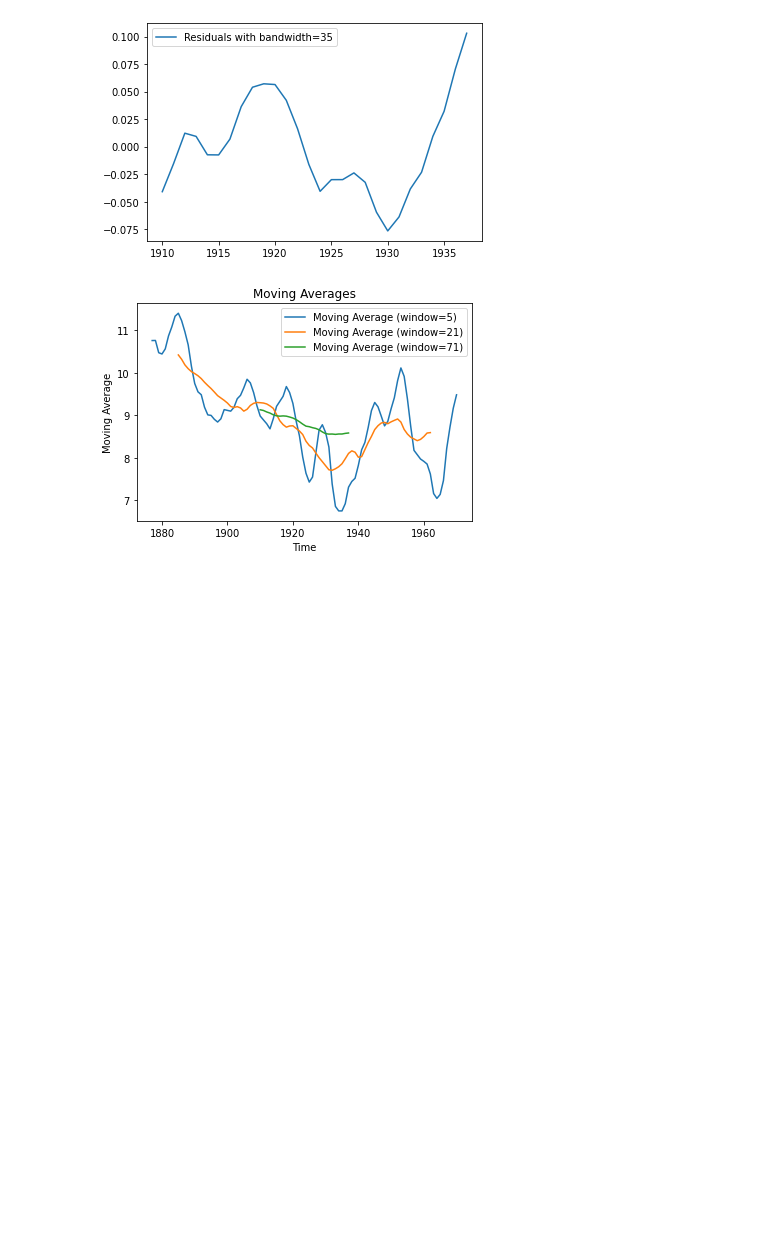
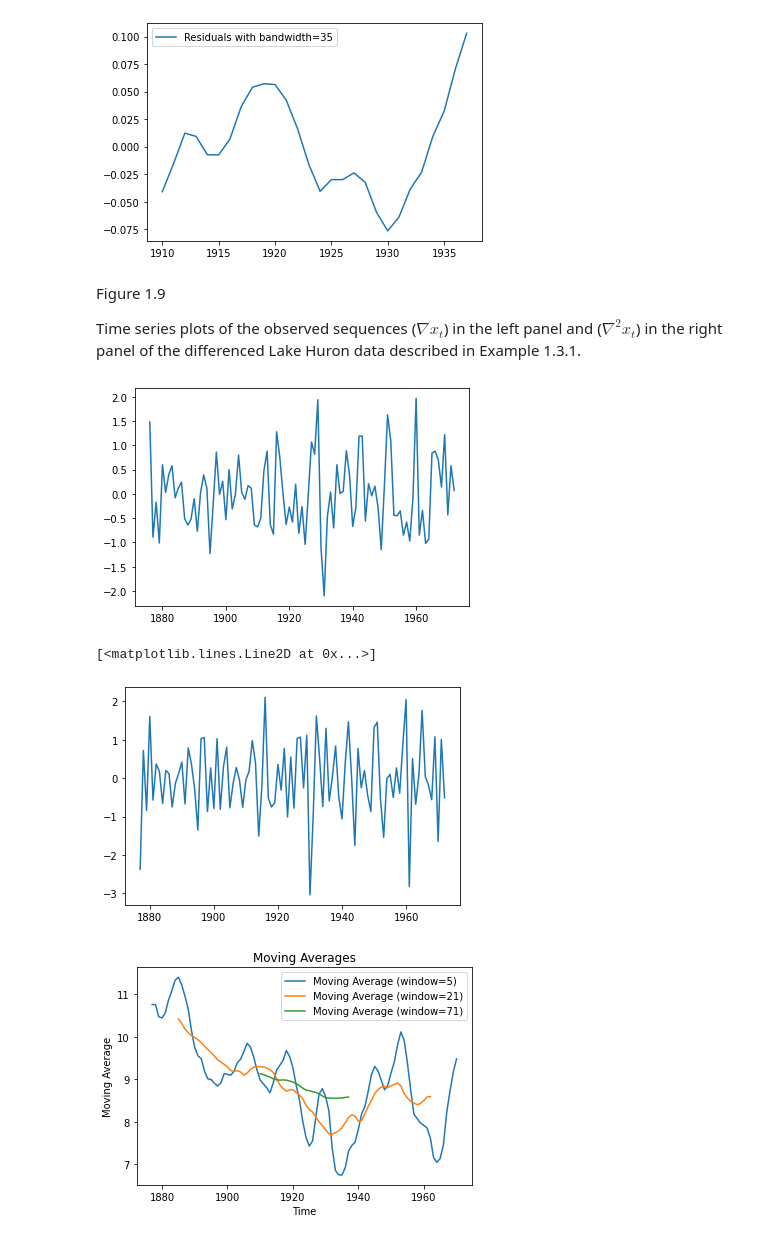
Before and after one commit to lu-lu-xue/Applied-Time-Series-Analysis, a Jupyter notebook: coding/Section 1.3.ipynb, the cells around one changed output. Saved outputs shown, nothing was run; the diff lists cells and outputs as text; code cells hidden in the pictures; blank space fills up the shorter version.

```diff
--- a/coding/Section 1.3.ipynb
+++ b/coding/Section 1.3.ipynb
@@ -117,6 +117,22 @@ plotFitted(ma35,35)
 [figure]
 [figure]
 [figure]
+# %% [markdown]
+Figure 1.9
+
+Time series plots of the observed sequences ($\nabla x_t$) in the left panel and ($\nabla^2 x_t$) in the right
+panel of the differenced Lake Huron data described in Example 1.3.1.
+# %%
+df1 = np.diff(lake[0])
+plt.plot(range(1876,1973),df1)
+plt.show()
+
+df2 = np.diff(df1)
+plt.plot(range(1877,1973),df2)
+# %% [output]
+[figure, added]
+[<matplotlib.lines.Line2D at 0x...>]
+[figure, added]
 # %%
 # Generate 't' as a sequence from 1 to the length of 'lake'
 t = np.arange(1, len(lake) + 1)
```
